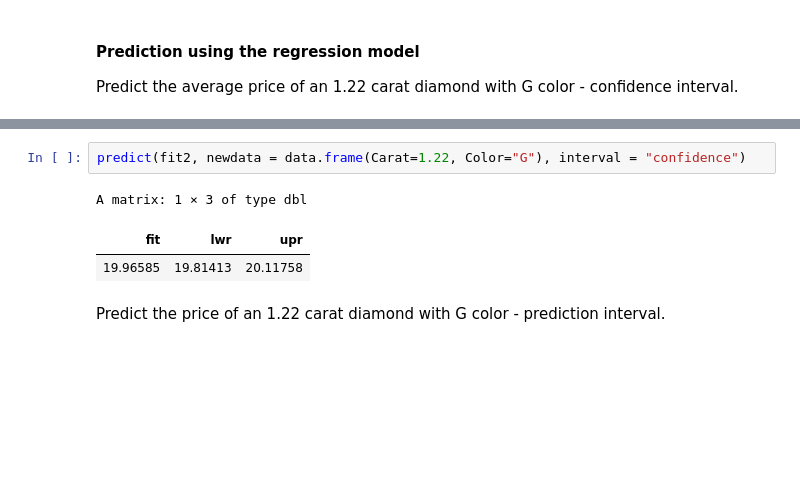
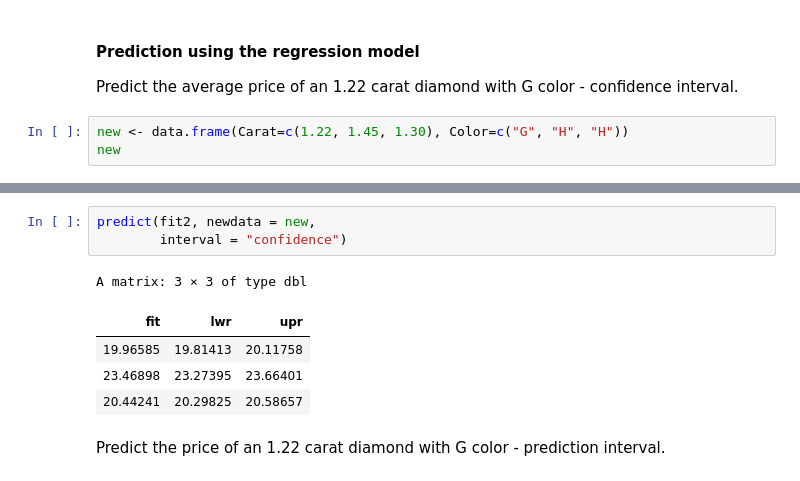
Before and after one commit to ly129/EPIB613_2019, a Jupyter notebook: Lecture10.ipynb, the cells around one changed output, grey strips where cells are left out. Cells and saved outputs as stored; diff of their text form; blank space fills up the shorter version.

```diff
--- a/Lecture10.ipynb
+++ b/Lecture10.ipynb
@@ -203,3 +203,6 @@ F-statistic:  2275 on 2 and 97 DF,  p-value: < 2.2e-16
 # %% [markdown]
 #### Prediction using the regression model
 Predict the average price of an 1.22 carat diamond with G color - confidence interval.
+# %%
+new <- data.frame(Carat=c(1.22, 1.45, 1.30), Color=c("G", "H", "H"))
+new
@@ -206,9 +216,12 @@ Predict the average price of an 1.22 carat diamond with G color - confidence int
 # %%
-predict(fit2, newdata = data.frame(Carat=1.22, Color="G"), interval = "confidence")
+predict(fit2, newdata = new,
+        interval = "confidence")
 # %% [output]
-A matrix: 1 × 3 of type dbl
+A matrix: 3 × 3 of type dbl
 | fit | lwr | upr |
 | 19.96585 | 19.81413 | 20.11758 |
+| 23.46898 | 23.27395 | 23.66401 |
+| 20.44241 | 20.29825 | 20.58657 |
 # %% [markdown]
 Predict the price of an 1.22 carat diamond with G color - prediction interval.
 # %%
```
Also changed, not shown: parts of 3 cells of this notebook.
